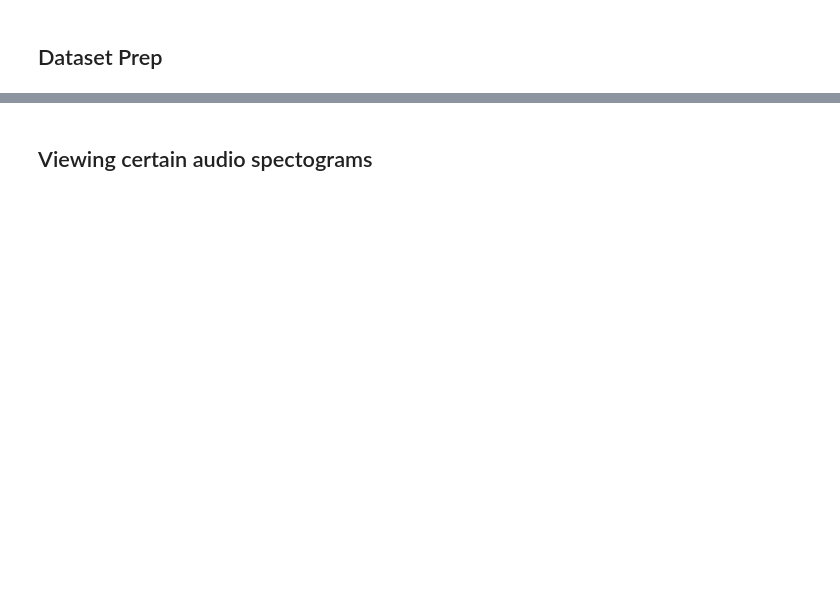
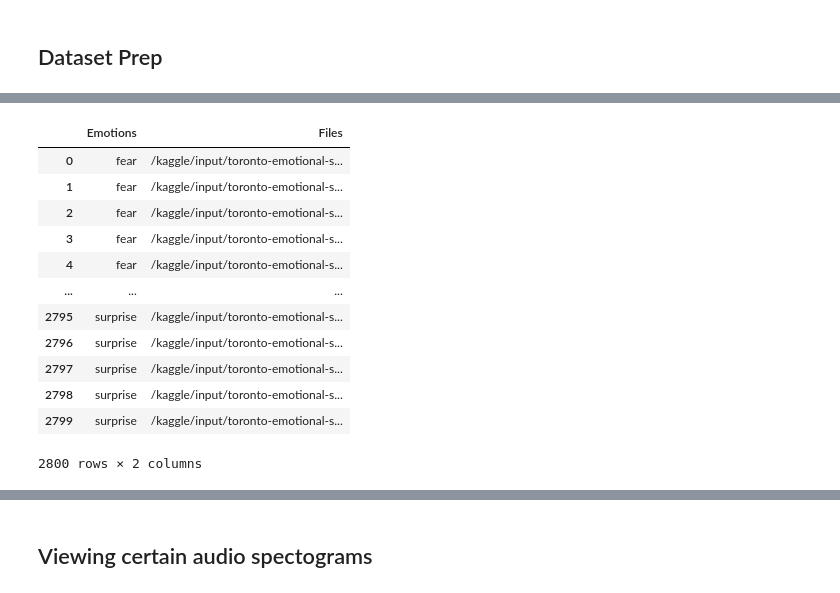
Before and after one commit to madhaviit/IITISOC-23-AI-ML-15-Speech-Emotion-Detection, a Jupyter notebook: speech-emotion-detection.ipynb, the cells around one changed output, grey strips where cells are left out. Cells and saved outputs as stored; diff of their text form; code cells hidden in the pictures; blank space fills up the shorter version.

```diff
--- a/speech-emotion-detection.ipynb
+++ b/speech-emotion-detection.ipynb
@@ -26,7 +31,7 @@ warnings.filterwarnings("ignore", category=DeprecationWarning)
 # %%
 Ravdess = "/kaggle/input/ravdess-emotional-speech-audio/audio_speech_actors_01-24/"
 Crema = "/kaggle/input/cremad/AudioWAV/"
-Tess = "/kaggle/input/toronto-emotional-speech-set-tess/TESS Toronto emotional speech set data/"
+Tess = "/kaggle/input/toronto-emotional-speech-set-tess/tess toronto emotional speech set data/TESS Toronto emotional speech set data/"
 Savee = "/kaggle/input/surrey-audiovisual-expressed-emotion-savee/ALL/"
 # %%
 ravdess_list = os.listdir(Ravdess)
@@ -83,21 +110,34 @@ crema_df
 # %%
-tess = os.listdir(Tess)
-
+tess = os.listdir("/kaggle/input/toronto-emotional-speech-set-tess/TESS Toronto emotional speech set data/")
 emotions = []
 files = []
 
 for item in tess:
     items = os.listdir(Tess + item)
     for file in items:
         part = file.split('.')[0]
         part = part.split('_')[2]
         if part == 'ps':
             emotions.append('surprise')
         else:
             emotions.append(part)
         files.append(Tess + item + '/' + file)
 
 tess_df = pd.concat([pd.DataFrame(emotions, columns=['Emotions']), pd.DataFrame(files, columns=['Files'])], axis=1)
 
 tess_df
+# %% [output]
+|  | Emotions | Files |
+| 0 | fear | /kaggle/input/toronto-emotional-s... |
+| 1 | fear | /kaggle/input/toronto-emotional-s... |
+| 2 | fear | /kaggle/input/toronto-emotional-s... |
+| 3 | fear | /kaggle/input/toronto-emotional-s... |
+| 4 | fear | /kaggle/input/toronto-emotional-s... |
+| ... | ... | ... |
+| 2795 | surprise | /kaggle/input/toronto-emotional-s... |
+| 2796 | surprise | /kaggle/input/toronto-emotional-s... |
+| 2797 | surprise | /kaggle/input/toronto-emotional-s... |
+| 2798 | surprise | /kaggle/input/toronto-emotional-s... |
+| 2799 | surprise | /kaggle/input/toronto-emotional-s... |
+2800 rows × 2 columns
 # %%
```
Also changed, not shown: parts of 23 cells of this notebook.
